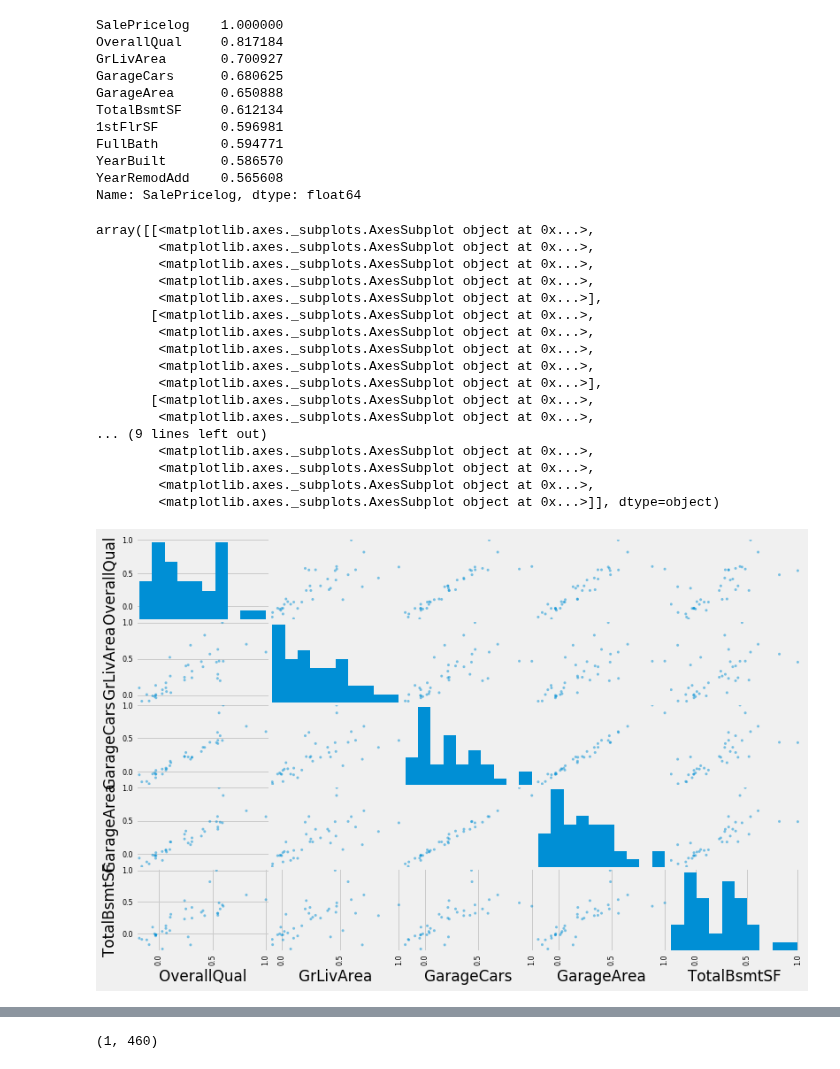
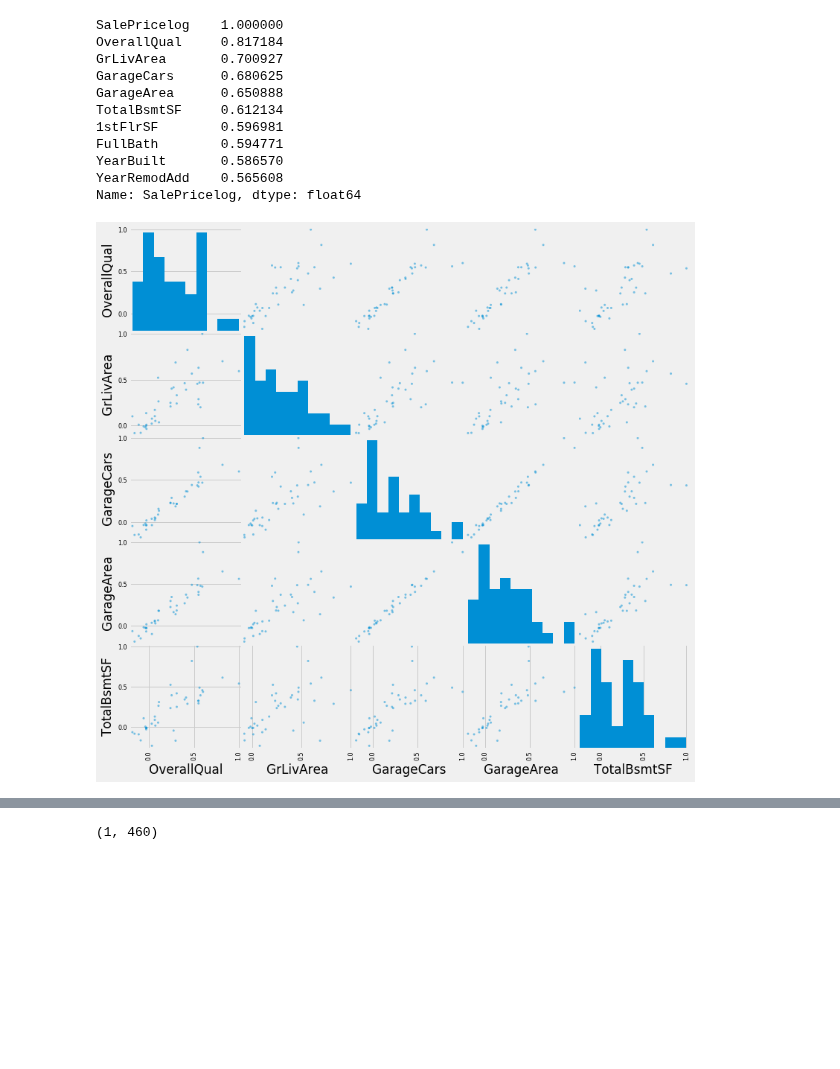
Before and after one commit to MrRutledge/ML_Practice, a Jupyter notebook: House_Prices_Dataset.ipynb, the cells around one changed output, grey strips where cells are left out. Drawn from its saved outputs; the diff is of its cells as text; code cells hidden in the pictures; blank space fills up the shorter version.

```diff
--- a/House_Prices_Dataset.ipynb
+++ b/House_Prices_Dataset.ipynb
@@ -270,25 +290,10 @@ Name: SalePricelog, dtype: float64
 # %%
 from pandas.plotting import scatter_matrix
 
 attribute = ['OverallQual', 'GrLivArea', 'GarageCars', 'GarageArea',
        'TotalBsmtSF']
-scatter_matrix(dfcorr[attribute], figsize=(12,8))
+scatter_matrix(dfcorr[attribute], figsize=(12,12))
+
+plt.show()
 # %% [output]
-array([[<matplotlib.axes._subplots.AxesSubplot object at 0x...>,
-        <matplotlib.axes._subplots.AxesSubplot object at 0x...>,
-        <matplotlib.axes._subplots.AxesSubplot object at 0x...>,
-        <matplotlib.axes._subplots.AxesSubplot object at 0x...>,
-        <matplotlib.axes._subplots.AxesSubplot object at 0x...>],
-       [<matplotlib.axes._subplots.AxesSubplot object at 0x...>,
-        <matplotlib.axes._subplots.AxesSubplot object at 0x...>,
-        <matplotlib.axes._subplots.AxesSubplot object at 0x...>,
-        <matplotlib.axes._subplots.AxesSubplot object at 0x...>,
-        <matplotlib.axes._subplots.AxesSubplot object at 0x...>],
-       [<matplotlib.axes._subplots.AxesSubplot object at 0x...>,
-        <matplotlib.axes._subplots.AxesSubplot object at 0x...>,
-... (9 lines left out)
-        <matplotlib.axes._subplots.AxesSubplot object at 0x...>,
-        <matplotlib.axes._subplots.AxesSubplot object at 0x...>,
-        <matplotlib.axes._subplots.AxesSubplot object at 0x...>,
-        <matplotlib.axes._subplots.AxesSubplot object at 0x...>]], dtype=object)
-[figure, old version]
+[figure, new version]
```
Also changed, not shown: parts of 38 cells of this notebook, 1 other file.
